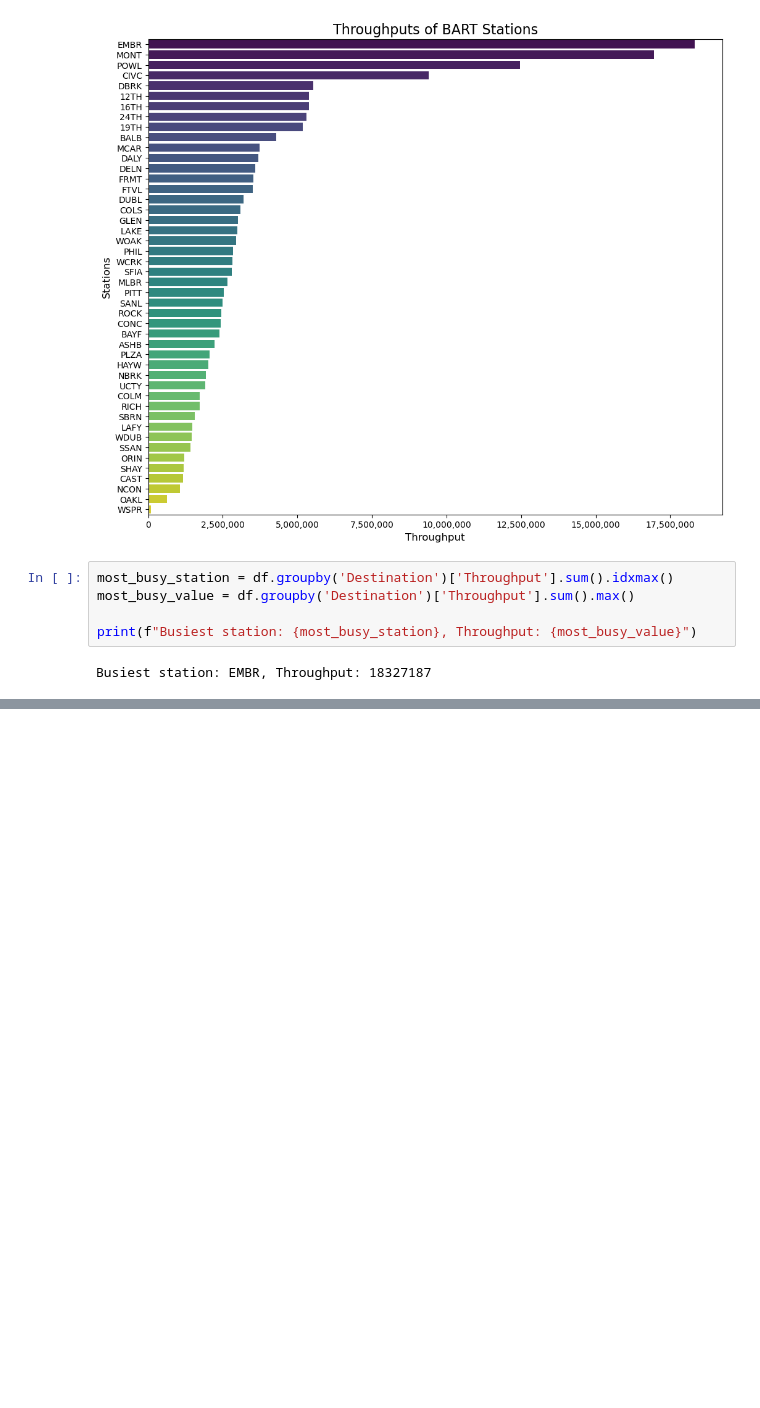
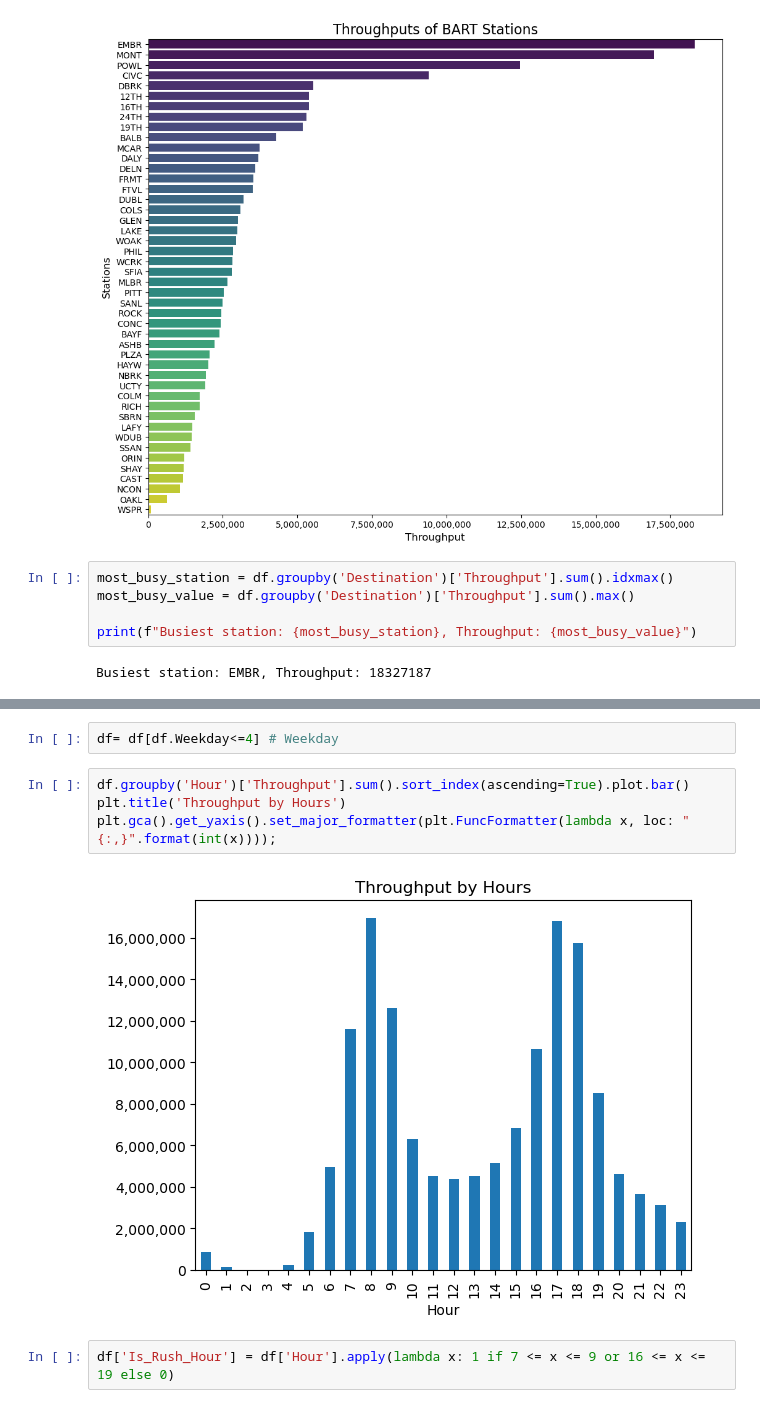
Before and after one commit to zafermesut/bart-project, a Jupyter notebook: Project.ipynb, the cells around one changed output, grey strips where cells are left out. Drawn from its saved outputs; the diff is of its cells as text; blank space fills up the shorter version.

```diff
--- a/Project.ipynb
+++ b/Project.ipynb
@@ -181,0 +382,10 @@ Least busy station: WSPR, Throughput: 82112
+# %%
+df= df[df.Weekday<=4] # Weekday
+# %%
+df.groupby('Hour')['Throughput'].sum().sort_index(ascending=True).plot.bar()
+plt.title('Throughput by Hours')
+plt.gca().get_yaxis().set_major_formatter(plt.FuncFormatter(lambda x, loc: "{:,}".format(int(x))));
+# %% [output]
+[figure, added]
+# %%
+df['Is_Rush_Hour'] = df['Hour'].apply(lambda x: 1 if 7 <= x <= 9 or 16 <= x <= 19 else 0)
```
Also changed, not shown: parts of 40 cells of this notebook.
